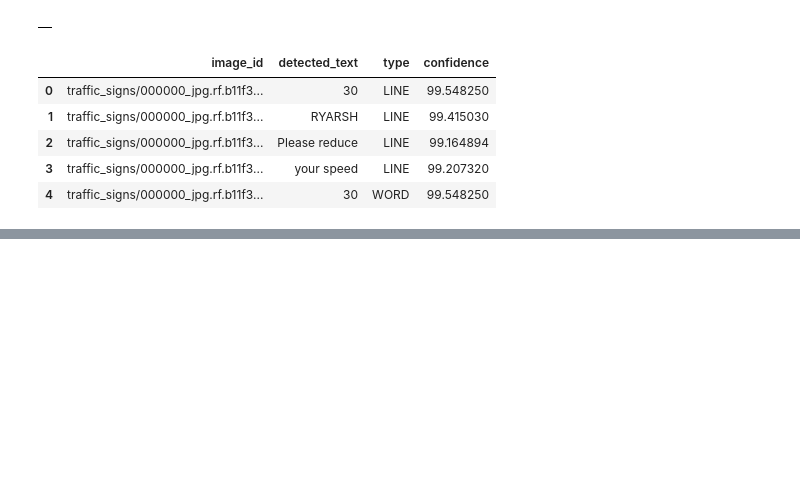
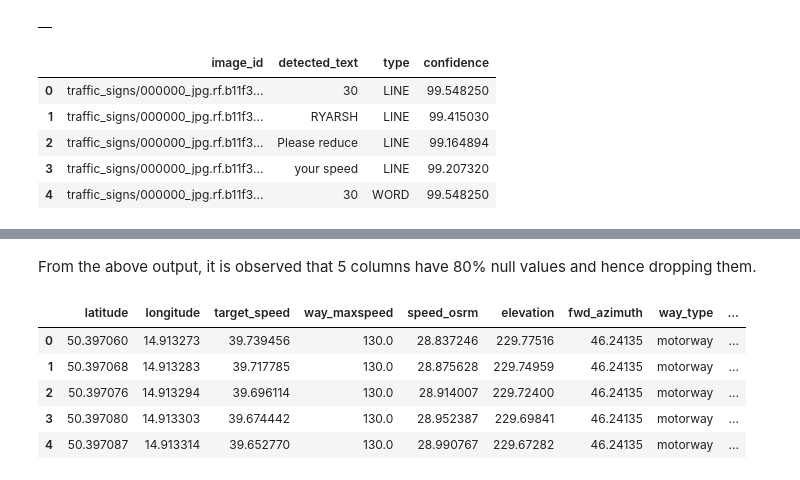
Before and after one commit to jesseg102/ADS-508--Cloud-Computing, a Jupyter notebook: final_project.ipynb, the cells around one changed output, grey strips where cells are left out. Saved outputs shown, nothing was run; the diff lists cells and outputs as text; code cells hidden in the pictures; blank space fills up the shorter version.

```diff
--- a/final_project.ipynb
+++ b/final_project.ipynb
@@ -164,0 +250,13 @@ pd.read_sql(f'SELECT * FROM {database_name}.{table_name} LIMIT 5', conn)
+# %% [markdown]
+From the above output, it is observed that 5 columns have 80% null values and hence dropping them.
+# %%
+# Dropping columns that have null values
+
+vehicle_speed_df = vehicle_speed_df.drop(['node_intersection', 'node_railway', 'node_crossing', 'node_highway', 'node_stop'], axis=1)
+# %% [output]
+|  | latitude | longitude | target_speed | way_maxspeed | speed_osrm | elevation | fwd_azimuth | way_type | ... |
+| 0 | 50.397060 | 14.913273 | 39.739456 | 130.0 | 28.837246 | 229.77516 | 46.24135 | motorway | ... |
+| 1 | 50.397068 | 14.913283 | 39.717785 | 130.0 | 28.875628 | 229.74959 | 46.24135 | motorway | ... |
+| 2 | 50.397076 | 14.913294 | 39.696114 | 130.0 | 28.914007 | 229.72400 | 46.24135 | motorway | ... |
+| 3 | 50.397080 | 14.913303 | 39.674442 | 130.0 | 28.952387 | 229.69841 | 46.24135 | motorway | ... |
+| 4 | 50.397087 | 14.913314 | 39.652770 | 130.0 | 28.990767 | 229.67282 | 46.24135 | motorway | ... |
```
Also changed, not shown: parts of 9 cells of this notebook.
